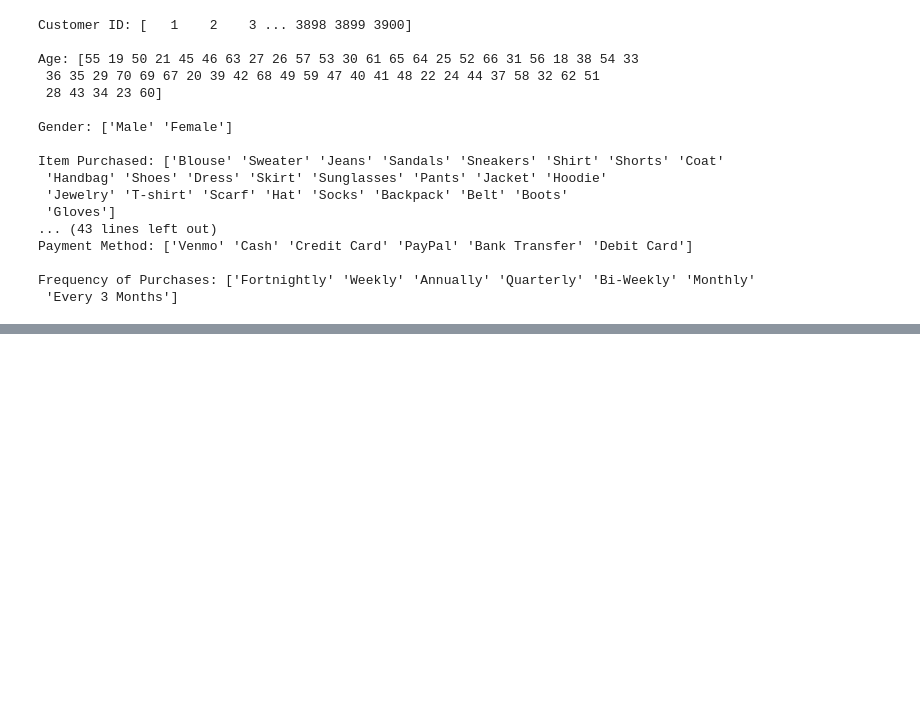
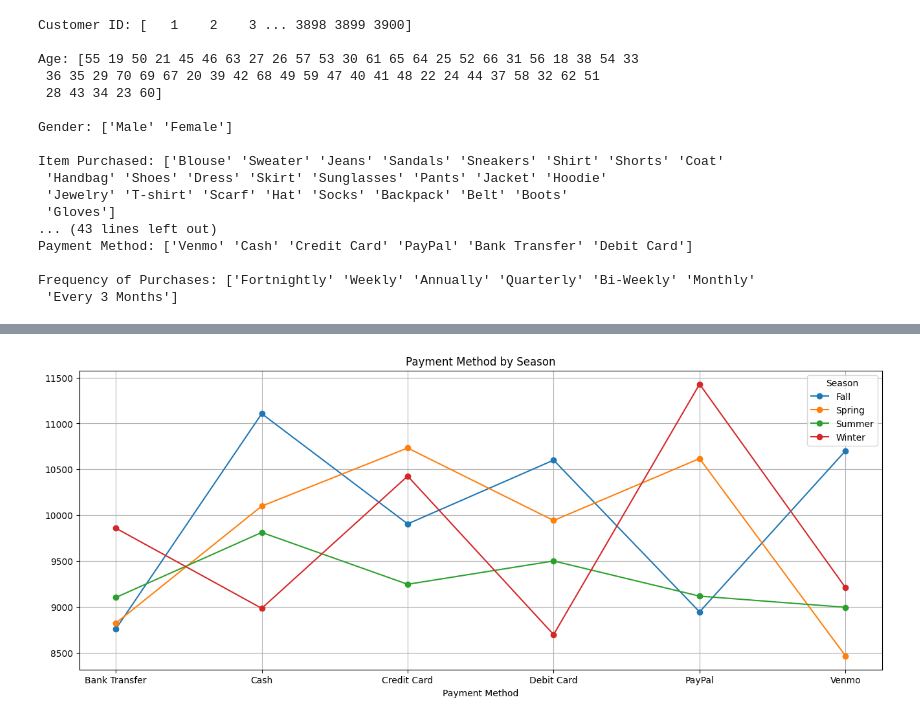
Before and after one commit to Udhay2898/Project, a Jupyter notebook: Shopping_Trends(Line).ipynb, the cells around one changed output, grey strips where cells are left out. Saved outputs shown, nothing was run; the diff lists cells and outputs as text; code cells hidden in the pictures; blank space fills up the shorter version.

```diff
--- a/Shopping_Trends(Line).ipynb
+++ b/Shopping_Trends(Line).ipynb
@@ -198,0 +243,3 @@ Frequency of Purchases: ['Fortnightly' 'Weekly' 'Annually' 'Quarterly' 'Bi-Weekl
+# %%
+grouped_data = df.groupby(['Payment Method', 'Season']).agg({'Purchase Amount (USD)': 'sum'}).reset_index()
+grouped_data
@@ -198,0 +264,3 @@ Frequency of Purchases: ['Fortnightly' 'Weekly' 'Annually' 'Quarterly' 'Bi-Weekl
+# %%
+Payment_pivot_data = grouped_data.pivot(index='Payment Method', columns='Season', values='Purchase Amount (USD)')
+Payment_pivot_data
@@ -198,0 +276,5 @@ Frequency of Purchases: ['Fortnightly' 'Weekly' 'Annually' 'Quarterly' 'Bi-Weekl
+# %%
+Payment_pivot_data.plot(figsize = (16,6),marker = 'o',grid = True,title = 'Payment Method by Season')
+plt.show()
+# %% [output]
+[figure, added]
```
Also changed, not shown: parts of 9 cells of this notebook.
